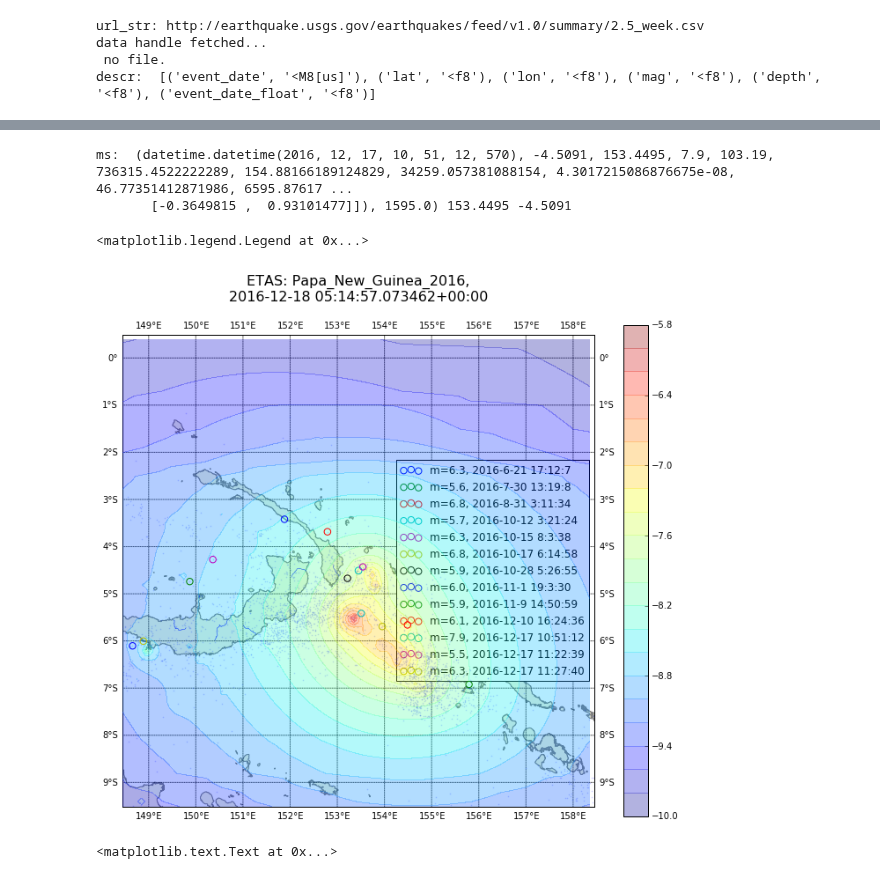
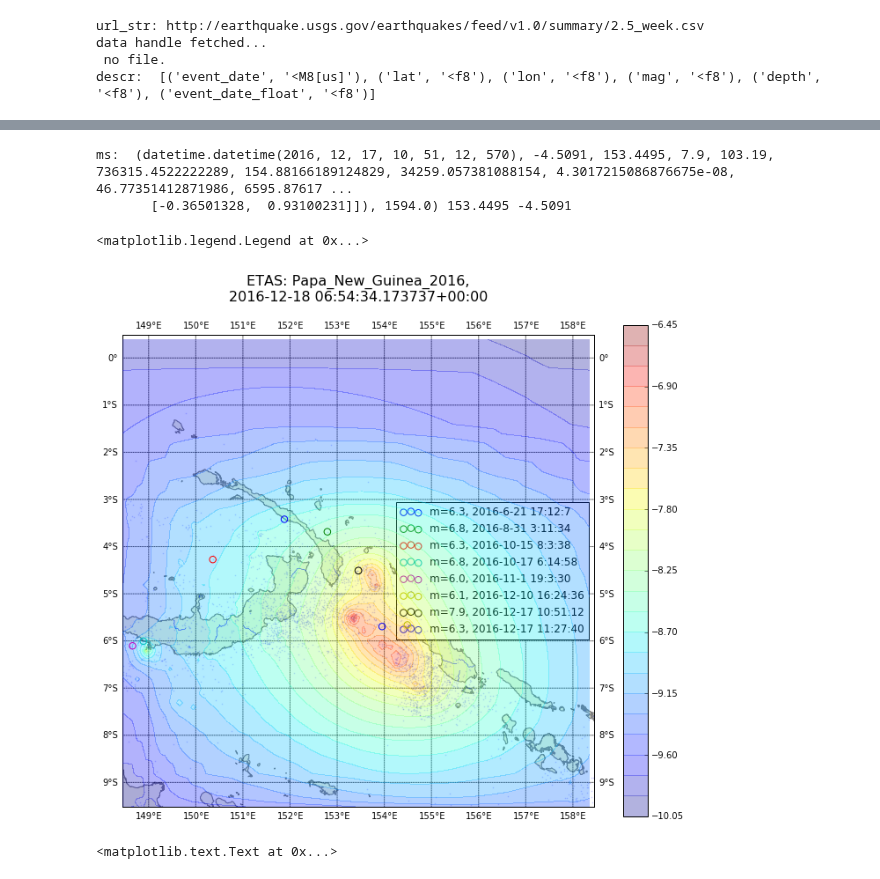
Before and after one commit to markyoder/globalETAS, a Jupyter notebook: ETAS_Papa_New_Guinea_2016.ipynb, the cells around one changed output, grey strips where cells are left out. Saved outputs shown, nothing was run; the diff lists cells and outputs as text; code cells hidden in the pictures.

```diff
--- a/ETAS_Papa_New_Guinea_2016.ipynb
+++ b/ETAS_Papa_New_Guinea_2016.ipynb
@@ -232,37 +234,37 @@ print('ms: ', mainshock, mainshock['lon'], mainshock['lat'])
 x,y = etas.cm(mainshock['lon'], mainshock['lat'])
 #
 #print('mm: ', max(etas.catalog['mag']))
 #
 # let's get everything m>6 in the last 6 months?
-m6s = [rw for rw in etas.catalog if rw['mag'] >= 5.5
+m6s = [rw for rw in etas.catalog if rw['mag'] >= 6.0
        and pytz.utc.localize(rw['event_date'].astype(dtm.datetime))>t_ms-dtm.timedelta(days=180)]
 
 # plot mainshock:
 dt = mainshock['event_date'].astype(dtm.datetime)
 dt=t0
 dt_str = '{}-{}-{} {}:{}:{}'.format(dt.year, dt.month, dt.day, dt.hour, dt.minute, dt.second)
 #etas.cm.plot([x], [y], latlon=False, marker='*', color='r', ms=16, zorder=11,
 #                   label='m={}, {}'.format(mainshock['mag'], dt_str))
 #etas.cm.plot([lon0], [lat0], latlon=False, marker='*', color='r', ms=16, zorder=11,
 #                   label='m={}, *{}*'.format(m0, dt_str))
 #
 ax.set_title('ETAS: {},\n{}\n\n'.format(event_name, etas.t_now), size=16)
 for j,m6 in enumerate(m6s):
     clr = colors_[j%len(colors_)]
     #
     dt = m6['event_date'].astype(dtm.datetime)
     dt_str = '{}-{}-{} {}:{}:{}'.format(dt.year, dt.month, dt.day, dt.hour, dt.minute, dt.second)
     etas.cm.scatter(m6['lon'], m6['lat'], s=3*(m6['mag']+12.), edgecolors=clr,
                           c='none', marker='o', zorder=11, label='m={}, {}'.format(m6['mag'], dt_str))
     #
 #
 etas.cm.scatter(etas.catalog['lon'], etas.catalog['lat'], s=2., edgecolors='b', c='b', marker='.', zorder=6, alpha=.15)
-plt.gca().legend(loc=0)
+plt.gca().legend(loc='upper right')
 # %% [output]
 ms:  (datetime.datetime(2016, 12, 17, 10, 51, 12, 570), -4.5091, 153.4495, 7.9, 103.19, 736315.4522222289, 154.88166189124829, 34259.057381088154, 4.3017215086876675e-08, 46.77351412871986, 6595.87617 ...
-       [-0.3649815 ,  0.93101477]]), 1595.0) 153.4495 -4.5091
+       [-0.36501328,  0.93100231]]), 1594.0) 153.4495 -4.5091
 <matplotlib.legend.Legend at 0x...>
-[figure, old version]
+[figure, new version]
 # %%
 plt.figure(figsize=(10,6))
 plt.clf()
```
Also changed, not shown: parts of 10 cells of this notebook, 1 other file.
